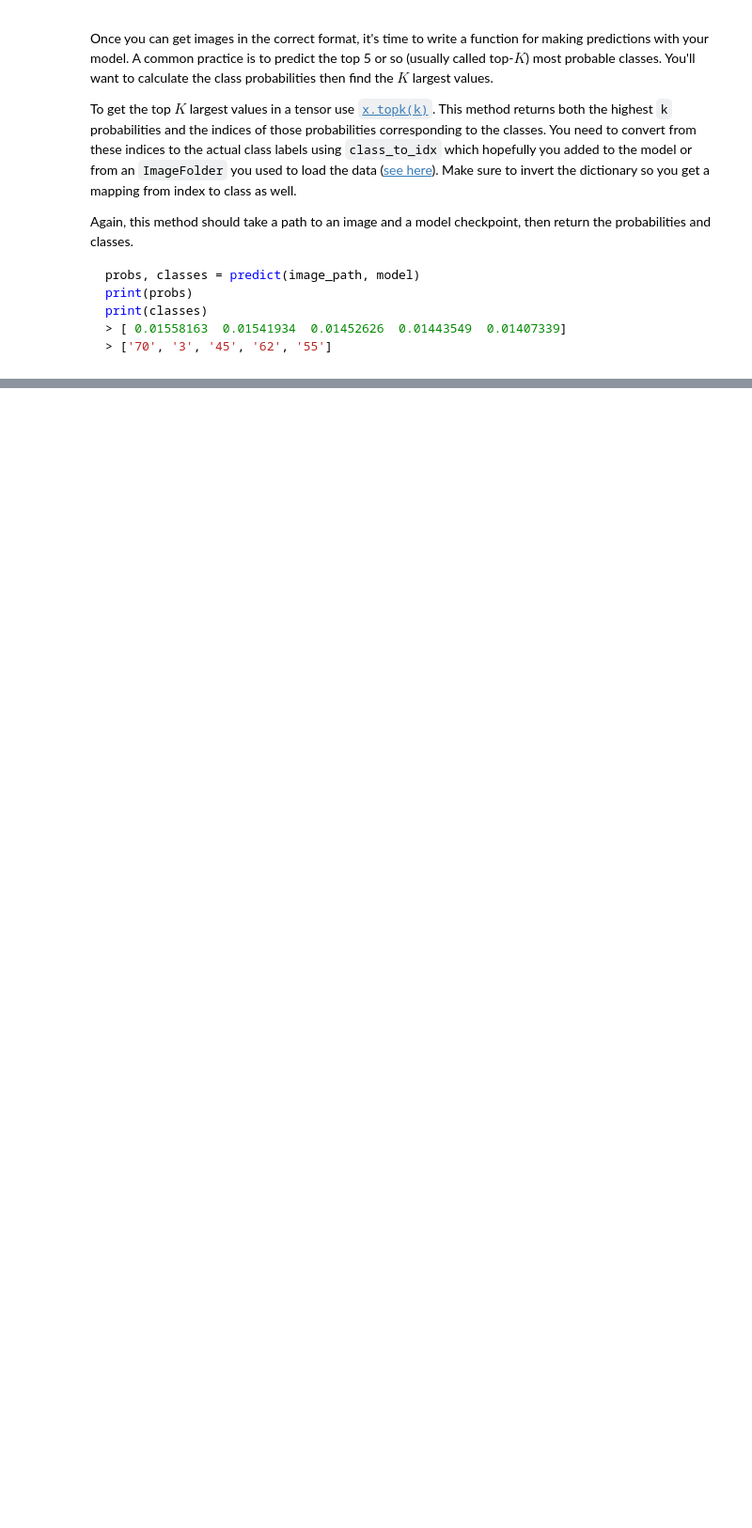
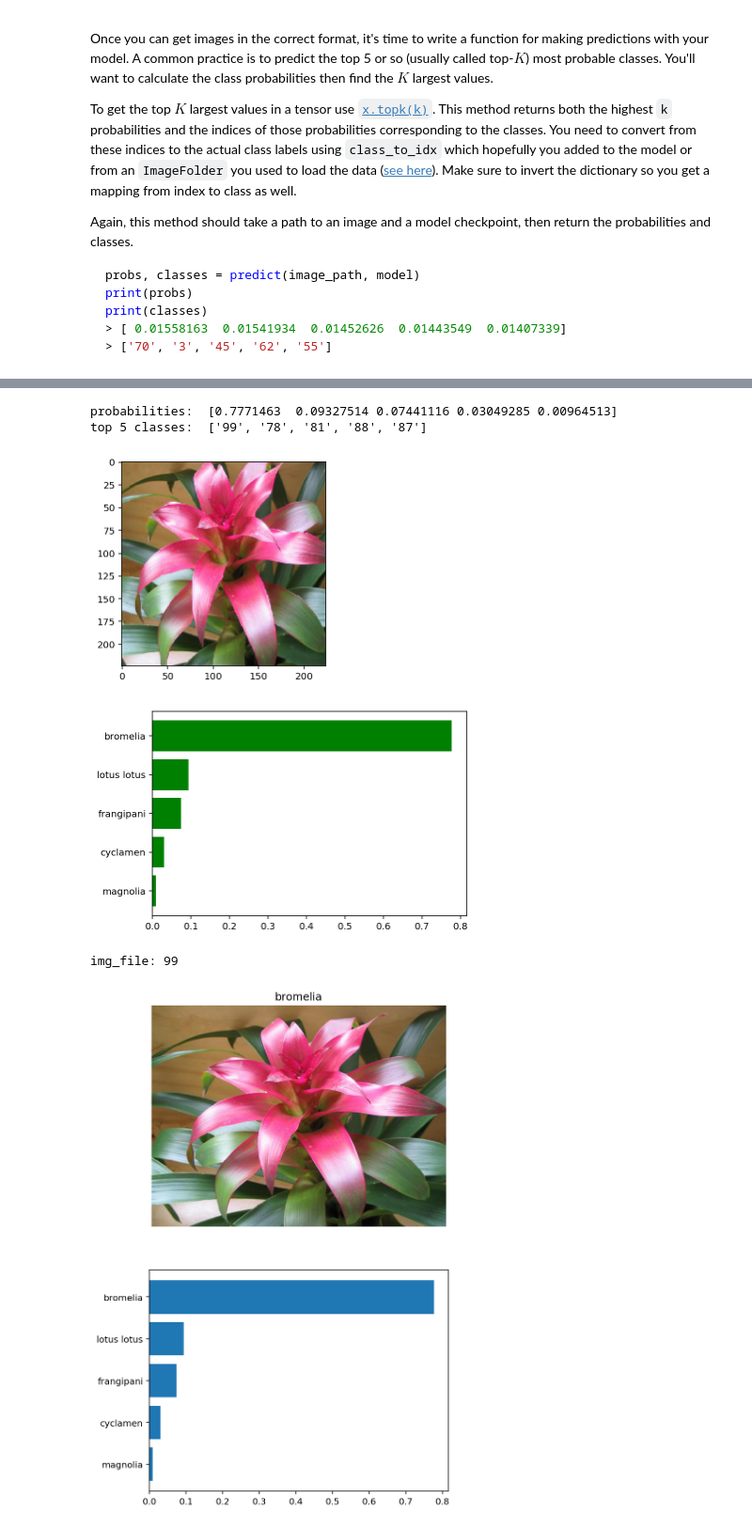
Before and after one commit to ssi112/aipnd-project, a Jupyter notebook: Image Classifier Project.ipynb, the cells around one changed output, grey strips where cells are left out. Shown at 94% size. Saved outputs shown, nothing was run; the diff lists cells and outputs as text; code cells hidden in the pictures; blank space fills up the shorter version.

```diff
--- a/Image Classifier Project.ipynb
+++ b/Image Classifier Project.ipynb
@@ -471,3 +562,38 @@ You can convert from the class integer encoding to actual flower names with the
+# %%
+# TODO: Display an image along with the top 5 classes
+
+# ***********************************
+#   test_img = (defined in cell 45)
+# ***********************************
+
+# get the probabilites and classes
+probs, classes = predict(test_img, model, 5)
+
+# just checking...again
+print('probabilities: ', probs)
+print('top 5 classes: ', classes)
+
+# output the image
+imshow(process_image(test_img));
+
+flowers = [cat_to_name[i] for i in classes]
+
+_, ax = plt.subplots()
+y_pos = np.arange(len(names))
+ax.barh(y_pos, probs, align='center', color='green')
+ax.set_yticks(y_pos)
+ax.set_yticklabels(flowers)
+ax.invert_yaxis()  # labels read top-to-bottom
+plt.show()
+
+show_prob_class(test_img, probs, classes, cat_to_name)
+# %% [output]
+probabilities:  [0.7771463  0.09327514 0.07441116 0.03049285 0.00964513]
+top 5 classes:  ['99', '78', '81', '88', '87']
+[figure, added]
+[figure, added]
+img_file: 99
+[figure, added]
 # %% [markdown]
 ### Some Notes
 
```
Also changed, not shown: parts of 14 cells of this notebook, 1 other file.
